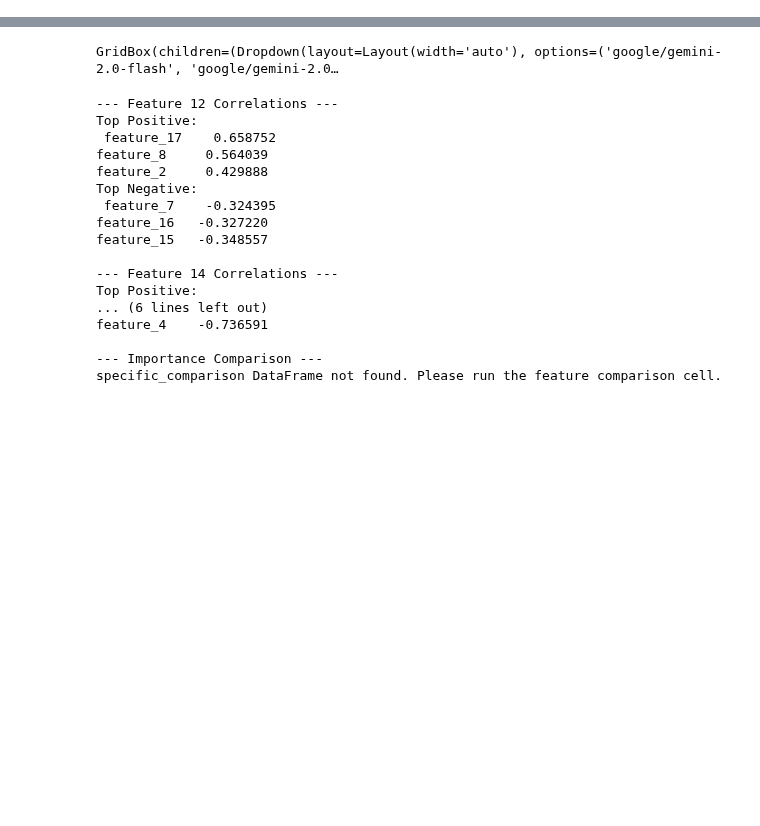
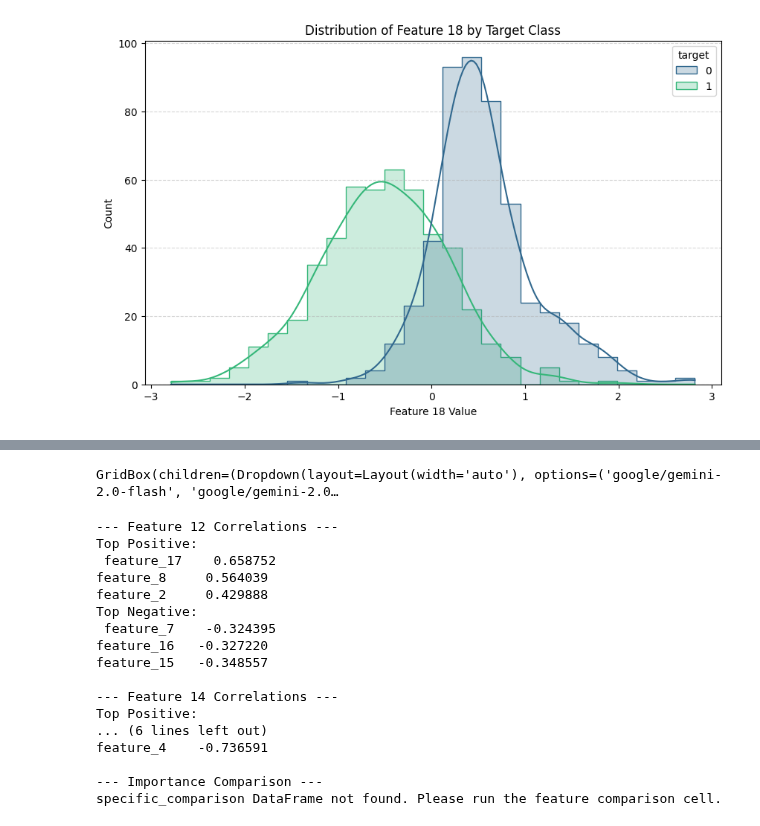
Before and after one commit to 0ai-Cyberviser/Hancock, a Jupyter notebook: Hancock_Universal_Finetune.ipynb, the cells around one changed output, grey strips where cells are left out. Drawn from its saved outputs; the diff is of its cells as text; code cells hidden in the pictures; blank space fills up the shorter version.

```diff
--- a/Hancock_Universal_Finetune.ipynb
+++ b/Hancock_Universal_Finetune.ipynb
@@ -21,0 +114,25 @@ Works on: **Google Colab** (free T4) · **Kaggle** (free T4, 30h/week) · **RunP
+# %%
+import matplotlib.pyplot as plt
+import seaborn as sns
+import pandas as pd
+
+# Determine data source
+if 'plot_df' in locals():
+    data_to_plot = plot_df
+elif 'X_train_df' in locals() and 'y_train' in locals():
+    data_to_plot = pd.DataFrame({'feature_18': X_train_df['feature_18'], 'target': y_train})
+else:
+    data_to_plot = None
+
+if data_to_plot is not None:
+    plt.figure(figsize=(10, 6))
+    sns.histplot(data=data_to_plot, x='feature_18', hue='target', kde=True, palette='viridis', element="step")
+    plt.title('Distribution of Feature 18 by Target Class')
+    plt.xlabel('Feature 18 Value')
+    plt.ylabel('Count')
+    plt.grid(axis='y', linestyle='--', alpha=0.5)
+    plt.show()
+else:
+    print("Data for plotting Feature 18 not found.")
+# %% [output]
+[figure, added]
```
Also changed, not shown: parts of 38 cells of this notebook.
